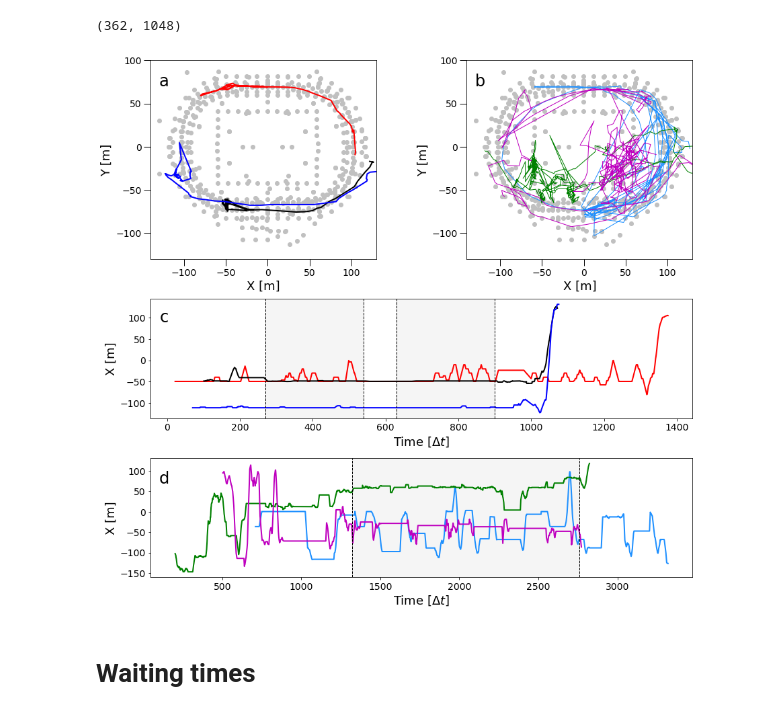
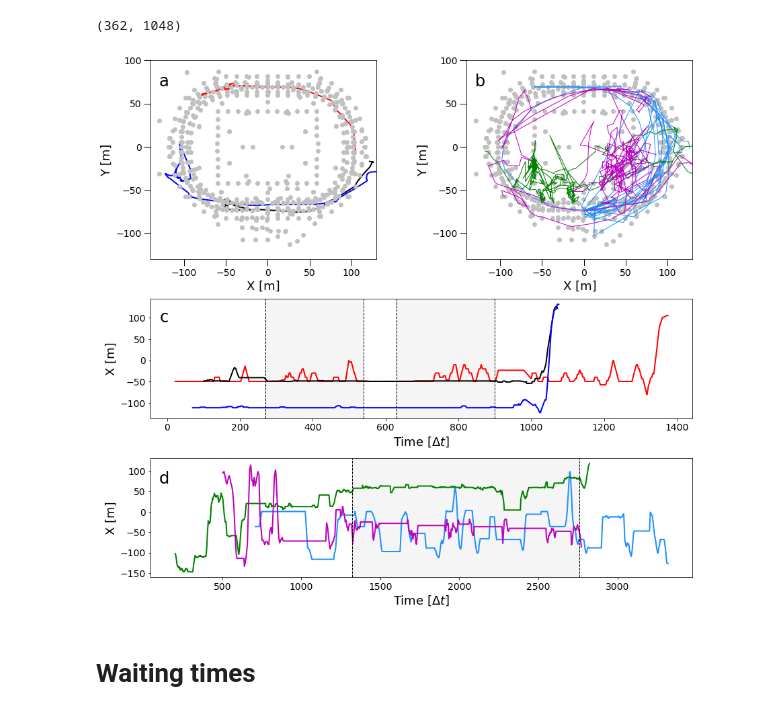
Before and after one commit to anslemhuncho/Crowd-Epidemiology-, a Jupyter notebook: movement-trajectories-visualisations.ipynb, the cells around one changed output. Drawn from its saved outputs; the diff is of its cells as text; code cells hidden in the pictures.

```diff
--- a/movement-trajectories-visualisations.ipynb
+++ b/movement-trajectories-visualisations.ipynb
@@ -79,9 +79,9 @@ s=14
 
 ## -------------------------------------------------------------------------
 cols=['red','k','b']
-p0.plot(df_APcoords['x_m'].values, df_APcoords['y_m'].values*(-1),'o', color='silver', markersize=6)
 for k,i in enumerate([23,24,71]):
     p0.plot(tracks1[i][1],np.array(tracks1[i][2])*(-1),color=cols[k],linewidth=2)
+p0.plot(df_APcoords['x_m'].values, df_APcoords['y_m'].values*(-1),'o', color='silver', markersize=6)
 
 p0.tick_params(axis='both',length=10,width=1,which='major')
 for tick in p0.xaxis.get_major_ticks():
@@ -116,40 +116,40 @@ p1.set_ylim([-130,100])
 cols=['red','k','b']
 for k,i in enumerate([23,24,71]):
     p2.plot(tracks1[i][0],np.array(tracks1[i][1]),color=cols[k],linewidth=2)
-p2.axvspan(270,540, alpha=0.08, color='grey')
-p2.axvspan(630,900, alpha=0.08, color='grey')
+p2.axvspan(270,540, color='whitesmoke') #alpha=0.08, color='grey')
+p2.axvspan(630,900, color='whitesmoke') #alpha=0.08, color='grey')
 p2.axvline(270, color='k', linestyle='--',linewidth=1)
 p2.axvline(540, color='k', linestyle='--',linewidth=1)
 p2.axvline(630, color='k', linestyle='--',linewidth=1)
 p2.axvline(900, color='k', linestyle='--',linewidth=1)
 for tick in p2.xaxis.get_major_ticks():
     tick.label.set_fontsize(s)
 for tick in p2.yaxis.get_major_ticks():
     tick.label.set_fontsize(s)
 p2.text(-20, 90, 'c', fontsize=24)
 p2.set_ylabel('X [m]',fontsize=18)
 p2.set_xlabel('Time [' + r'$\Delta t$' + ']', fontsize=18)
 
 ## -------------------------------------------------------------------------
 
 cols=['dodgerblue','green','m']
 for k,i in enumerate([61,68,74]):
     p3.plot(tracks2[i][0],np.array(tracks2[i][1])*(-1),color=cols[k],linewidth=2)
-p3.axvspan(1320,2760, alpha=0.08, color='grey')
+p3.axvspan(1320,2760, color='whitesmoke')#, alpha=0.08, color='grey')
 p3.axvline(1320, color='k',linestyle='dashed',linewidth=1)
 p3.axvline(2760, color='k',linestyle='dashed',linewidth=1)
 for tick in p3.xaxis.get_major_ticks():
     tick.label.set_fontsize(s)
 for tick in p3.yaxis.get_major_ticks():
     tick.label.set_fontsize(s)
 p3.text(100, 70, 'd', fontsize=24)
 p3.set_ylabel('X [m]',fontsize=18)
 p3.set_xlabel('Time [' + r'$\Delta t$' + ']', fontsize=18)
 
-'''plt.savefig('track-examples-combiplot-20210429.png')'''
+#plt.savefig('Figure01.eps')
 
 plt.show()
 # %% [output]
-[figure, old version]
+[figure, new version]
 # %% [markdown]
 # Waiting times
```
Also changed, not shown: parts of 8 cells of this notebook.
